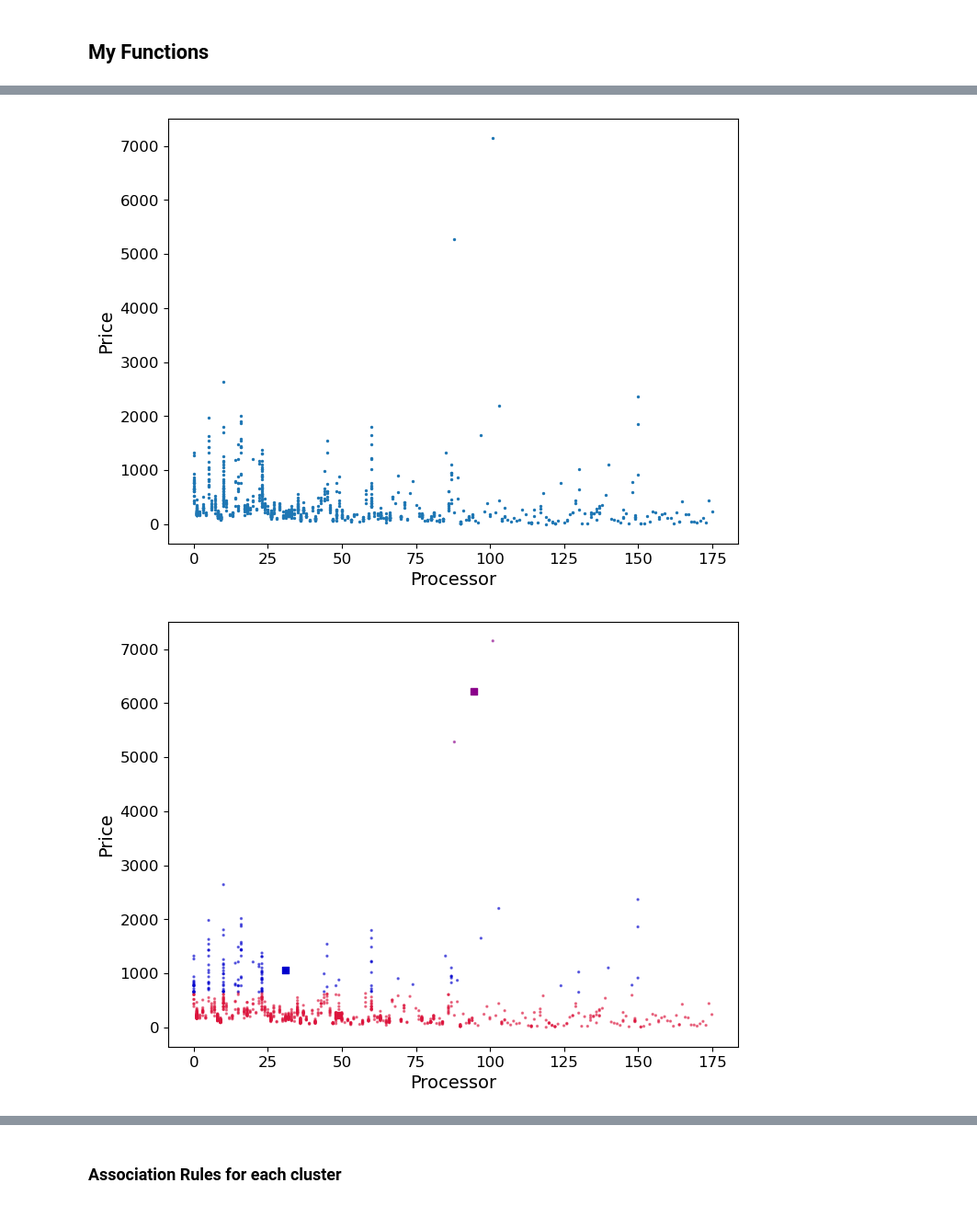
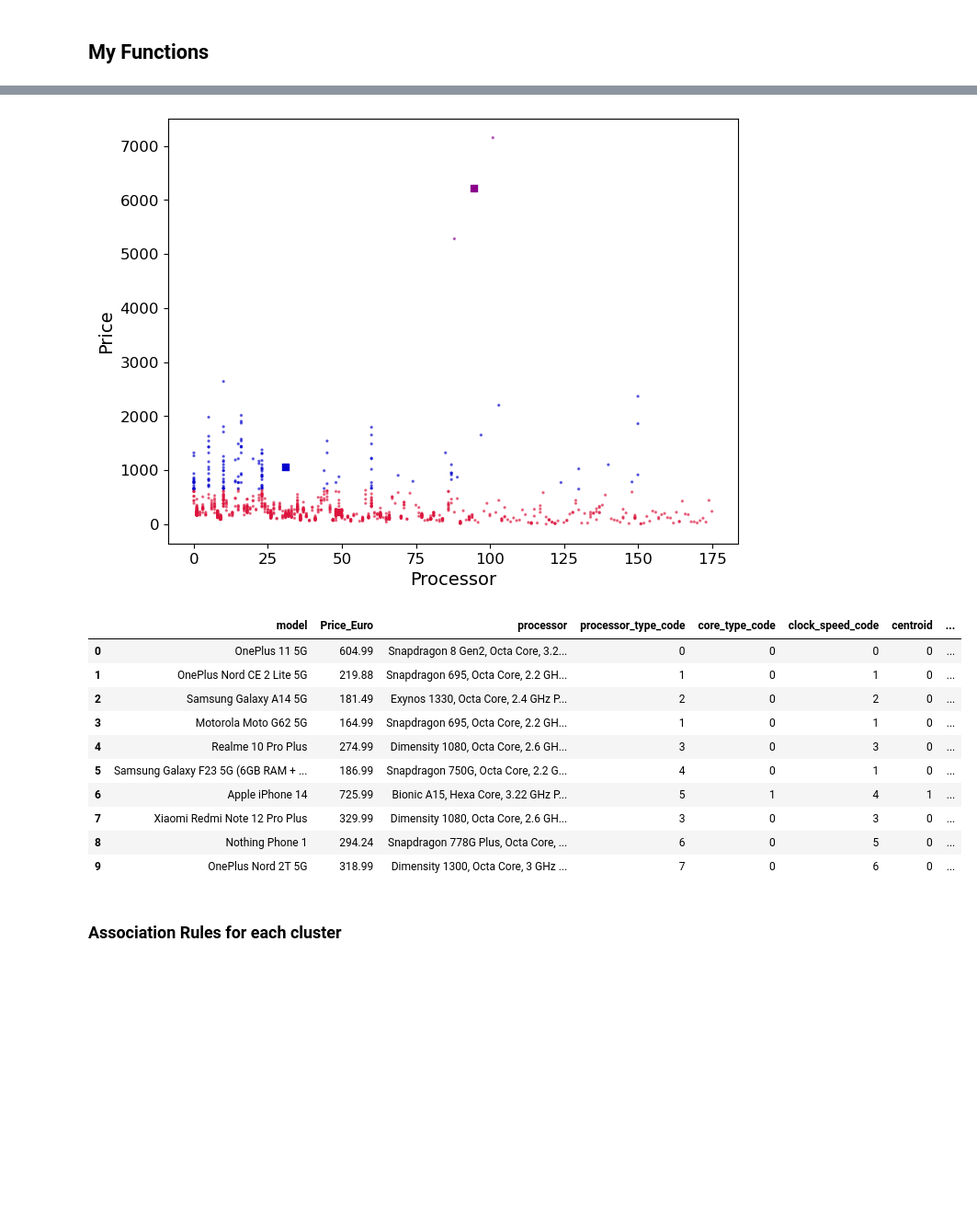
Before and after one commit to frottori/Big_Data_Python, a Jupyter notebook: Project/Project.ipynb, the cells around one changed output, grey strips where cells are left out. Shown: that part at 92% size. Saved outputs shown, nothing was run; the diff lists cells and outputs as text; code cells hidden in the pictures; blank space fills up the shorter version.

```diff
--- a/Project/Project.ipynb
+++ b/Project/Project.ipynb
@@ -210,16 +196,38 @@ def price_processor_analysis(df):
-# %%
-# Read the dataset
-df = pd.read_csv('/Users/frottori/Documents/Code/Python/Big_Data_Python/Datasets/smartphones - smartphones.csv')
-# Add a new column 'Price_Euro' with the converted prices as the third column
-df.insert(2, 'Price_Euro', df['price'].apply(inr_to_euro))
-# Add a unique identifier for each row
-df['id'] = range(1, len(df) + 1)   # Add a unique identifier for each row
-
-# Map the processor categories to integers using one-hot encoding (same processor type will have the same code)
-df = one_hot_enco_proc(df)
-
-#! 1. Cluster Analysis for Price and Processor_type
-df = price_processor_analysis(df)
-# %% [output]
-[figure, removed]
-[figure, removed]
+# %%
+def price_processor_analysis(df):
+    # Scatter plot of the data points
+    fig, ax = plt.subplots(figsize=(8, 6))
+    plt.scatter(x=df['processor_type_code'], y=df['Price_Euro'], s=2)
+    ax.set_xlabel(r'Processor', fontsize=14)
+    ax.set_ylabel(r'Price', fontsize=14)
+    plt.xticks(fontsize=12)
+    plt.yticks(fontsize=12)
+    plt.show()
+
+    # Apply the k-means algorithm to the dataset
+    np.random.seed(42)  # Set seed to 42 for reproducibility
+    k = 3               # Number of clusters (for low range processors, medium range processors, and high range processors)
+    df['centroid'], df['error'], centroids =  kmeans(df[['processor_type_code','Price_Euro']], k)
+
+    # Colors for the clusters in the scatter plot
+    customcmap = ListedColormap(["crimson", "mediumblue", "darkmagenta"])
+    fig, ax = plt.subplots(figsize=(8, 6))
+    plt.scatter(x=df['processor_type_code'], y=df['Price_Euro'],  marker = 'o',
+                c=df['centroid'].astype('category'),
+                cmap = customcmap, s=2, alpha=0.5)
+    plt.scatter(centroids.iloc[:,0], centroids.iloc[:,1],
+                marker = 's', s=30, c=[0, 1, 2],
+                cmap = customcmap)
+    ax.set_xlabel(r'Processor', fontsize=14)
+    ax.set_ylabel(r'Price', fontsize=14)
+    plt.xticks(fontsize=12)
+    plt.yticks(fontsize=12)
+    plt.show()
+    return df
+
+# Map the processor categories to integers using one-hot encoding (same processor type will have the same code)
+df = one_hot_enco_proc(df)
+df = price_processor_analysis(df)
+# Display data after clustering
+df[['model','Price_Euro','processor','processor_type_code','core_type_code','clock_speed_code','centroid','error']].head(10)
+# %% [output]
@@ -226,2 +235,14 @@ df = price_processor_analysis(df)
+[figure, added]
+|  | model | Price_Euro | processor | processor_type_code | core_type_code | clock_speed_code | centroid | ... |
+| 0 | OnePlus 11 5G | 604.99 | Snapdragon 8 Gen2, Octa Core, 3.2... | 0 | 0 | 0 | 0 | ... |
+| 1 | OnePlus Nord CE 2 Lite 5G | 219.88 | Snapdragon 695, Octa Core, 2.2 GH... | 1 | 0 | 1 | 0 | ... |
+| 2 | Samsung Galaxy A14 5G | 181.49 | Exynos 1330, Octa Core, 2.4 GHz P... | 2 | 0 | 2 | 0 | ... |
+| 3 | Motorola Moto G62 5G | 164.99 | Snapdragon 695, Octa Core, 2.2 GH... | 1 | 0 | 1 | 0 | ... |
+| 4 | Realme 10 Pro Plus | 274.99 | Dimensity 1080, Octa Core, 2.6 GH... | 3 | 0 | 3 | 0 | ... |
+| 5 | Samsung Galaxy F23 5G (6GB RAM + ... | 186.99 | Snapdragon 750G, Octa Core, 2.2 G... | 4 | 0 | 1 | 0 | ... |
+| 6 | Apple iPhone 14 | 725.99 | Bionic A15, Hexa Core, 3.22 GHz P... | 5 | 1 | 4 | 1 | ... |
+| 7 | Xiaomi Redmi Note 12 Pro Plus | 329.99 | Dimensity 1080, Octa Core, 2.6 GH... | 3 | 0 | 3 | 0 | ... |
+| 8 | Nothing Phone 1 | 294.24 | Snapdragon 778G Plus, Octa Core, ... | 6 | 0 | 5 | 0 | ... |
+| 9 | OnePlus Nord 2T 5G | 318.99 | Dimensity 1300, Octa Core, 3 GHz ... | 7 | 0 | 6 | 0 | ... |
 # %% [markdown]
 ### Association Rules for each cluster
```
Also changed, not shown: parts of 18 cells of this notebook.
